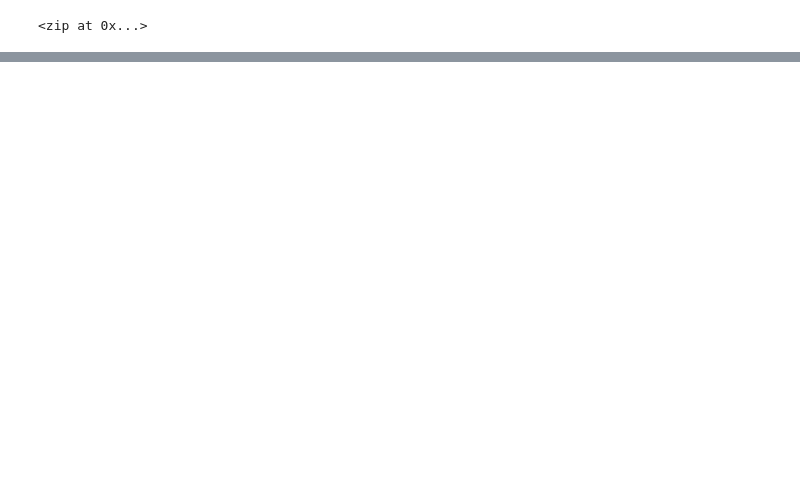
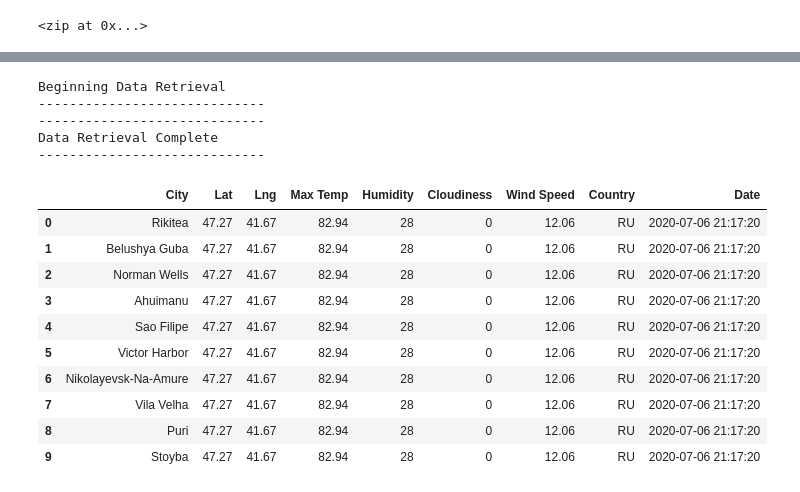
Before and after one commit to TrentBrunson/World_Weather_Analysis, a Jupyter notebook: WeatherPy.ipynb, the cells around one changed output, grey strips where cells are left out. Drawn from its saved outputs; the diff is of its cells as text; code cells hidden in the pictures; blank space fills up the shorter version.

```diff
--- a/WeatherPy.ipynb
+++ b/WeatherPy.ipynb
@@ -76,0 +135,75 @@ len(cities)
+# %%
+# Create an empty list to hold the weather data.
+city_data = []
+# Print the beginning of the logging.
+print("Beginning Data Retrieval     ")
+print("-----------------------------")
+
+# Create counters.
+record_count = 1
+set_count = 1
+
+# Loop through all the cities in the list.
+for i, city in enumerate(cities):
+
+    # Group cities in sets of 50 for logging purposes.
+    if (i % 50 == 0 and i >= 50):
+        set_count += 1
+        record_count += 1
+
+    # Run an API request for each of the cities.
+    try:
+        # Parse the JSON and retrieve data.
+        city_weather = requests.get(city_url).json()
+        # Parse out the needed data.
+        city_lat = city_weather["coord"]["lat"]
+        city_lng = city_weather["coord"]["lon"]
+        city_max_temp = city_weather["main"]["temp_max"]
+        city_humidity = city_weather["main"]["humidity"]
+        city_clouds = city_weather["clouds"]["all"]
+        city_wind = city_weather["wind"]["speed"]
+        city_country = city_weather["sys"]["country"]
+        # Convert the date to ISO standard.
+        city_date = datetime.utcfromtimestamp(city_weather["dt"]).strftime('%Y-%m-%d %H:%M:%S')
+        # Append the city information into city_data list.
+        city_data.append({"City": city.title(),
+                          "Lat": city_lat,
+                          "Lng": city_lng,
+                          "Max Temp": city_max_temp,
+                          "Humidity": city_humidity,
+                          "Cloudiness": city_clouds,
+                          "Wind Speed": city_wind,
+                          "Country": city_country,
+                          "Date": city_date})
+
+    # If an error is experienced, skip the city.
+    except:
+        print("City not found. Skipping...")
+        pass
+
+# Indicate that Data Loading is complete.
+print("-----------------------------")
+print("Data Retrieval Complete      ")
+print("-----------------------------")
+# %% [output]
+Beginning Data Retrieval
+-----------------------------
+-----------------------------
+Data Retrieval Complete
+-----------------------------
+# %%
+# Convert the array of dictionaries to a Pandas DataFrame.
+city_data_df = pd.DataFrame(city_data)
+city_data_df.head(10)
+# %% [output]
+|  | City | Lat | Lng | Max Temp | Humidity | Cloudiness | Wind Speed | Country | Date |
+| 0 | Rikitea | 47.27 | 41.67 | 82.94 | 28 | 0 | 12.06 | RU | 2020-07-06 21:17:20 |
+| 1 | Belushya Guba | 47.27 | 41.67 | 82.94 | 28 | 0 | 12.06 | RU | 2020-07-06 21:17:20 |
+| 2 | Norman Wells | 47.27 | 41.67 | 82.94 | 28 | 0 | 12.06 | RU | 2020-07-06 21:17:20 |
+| 3 | Ahuimanu | 47.27 | 41.67 | 82.94 | 28 | 0 | 12.06 | RU | 2020-07-06 21:17:20 |
+| 4 | Sao Filipe | 47.27 | 41.67 | 82.94 | 28 | 0 | 12.06 | RU | 2020-07-06 21:17:20 |
+| 5 | Victor Harbor | 47.27 | 41.67 | 82.94 | 28 | 0 | 12.06 | RU | 2020-07-06 21:17:20 |
+| 6 | Nikolayevsk-Na-Amure | 47.27 | 41.67 | 82.94 | 28 | 0 | 12.06 | RU | 2020-07-06 21:17:20 |
+| 7 | Vila Velha | 47.27 | 41.67 | 82.94 | 28 | 0 | 12.06 | RU | 2020-07-06 21:17:20 |
+| 8 | Puri | 47.27 | 41.67 | 82.94 | 28 | 0 | 12.06 | RU | 2020-07-06 21:17:20 |
+| 9 | Stoyba | 47.27 | 41.67 | 82.94 | 28 | 0 | 12.06 | RU | 2020-07-06 21:17:20 |
```
Also changed, not shown: parts of 9 cells of this notebook, 4 other files.
